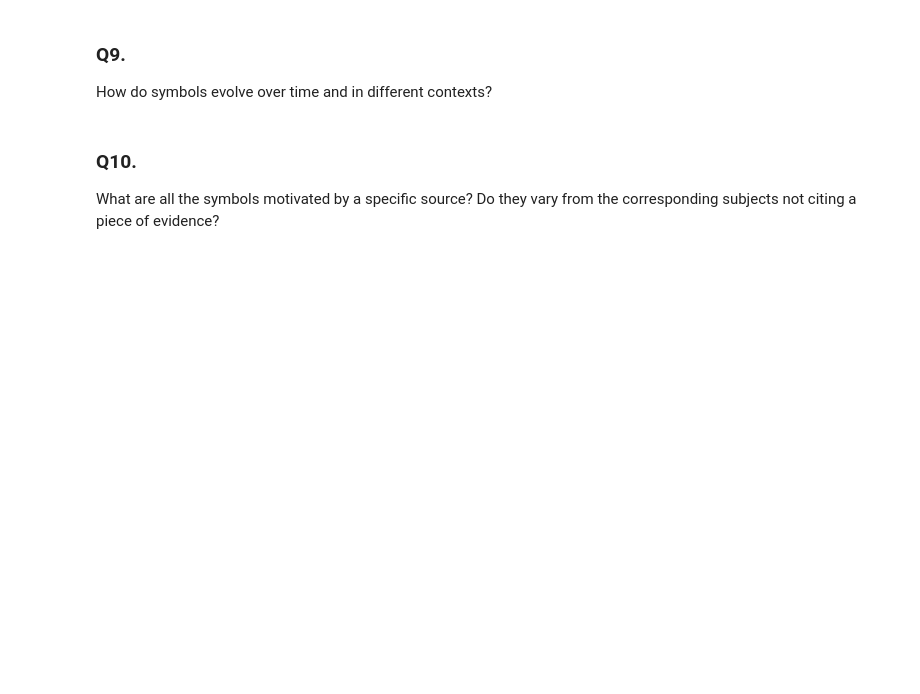
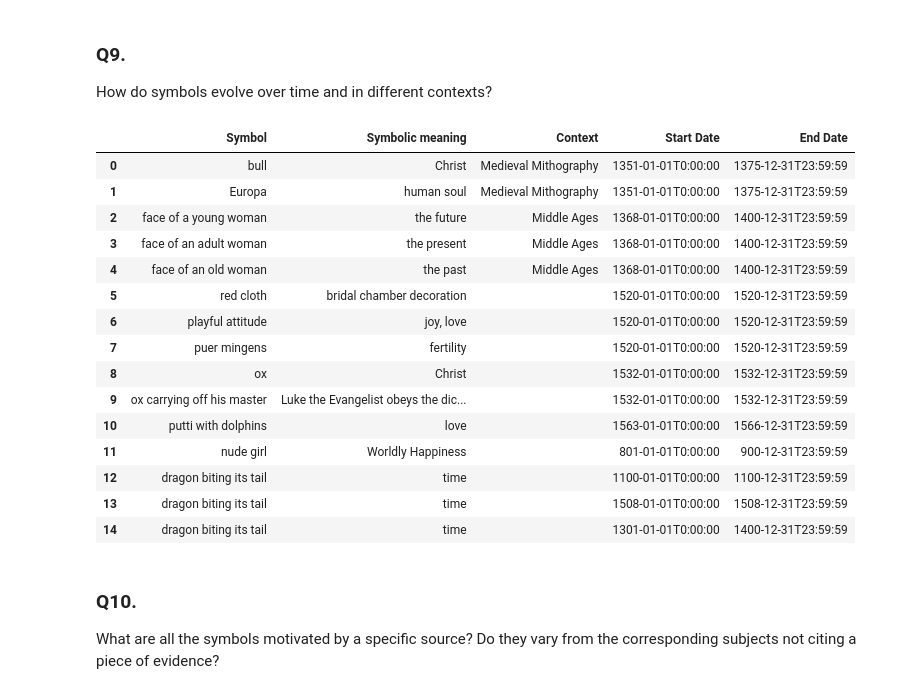
Before and after one commit to SofiBar/IconologyDataset, a Jupyter notebook: analysis/research_questions.ipynb, the cells around one changed output. Cells and saved outputs as stored; diff of their text form; code cells hidden in the pictures; blank space fills up the shorter version.

```diff
--- a/analysis/research_questions.ipynb
+++ b/analysis/research_questions.ipynb
@@ -41,3 +52,23 @@ def sparl_query_setting(query, endpoint):# set the endpoint
 # %% [markdown]
 ### Q1.
 How many artworks have a cultural phenomenon associated?
+# %%
+q_art_cf = """
+PREFIX d: <https://w3id.org/icon/data/>
+PREFIX icon: <https://w3id.org/icon/ontology/>
+PREFIX sim: <https://w3id.org/simulation/ontology/>
+PREFIX dul: <http://www.ontologydesignpatterns.org/ont/dul/DUL.owl#>
+PREFIX crm: <http://www.cidoc-crm.org/cidoc-crm/>
+PREFIX skos: <http://www.w3.org/2004/02/skos/core#>
+
+SELECT (count(distinct ?artwork) as ?tot) WHERE {
+
+    ?iconol icon:aboutWorkOfArt ?artwork;
+        icon:recognizedIntrinsicMeaning / icon:recognizedCulturalPhenomenon ?lev3.
+
+}
+"""
+
+result_art_cf = sparql_query_setting(q_art_cf, icon_sparql)
+for b in result_art_cf['results']['bindings']:
+    print(b["tot"]["value"])
@@ -67,6 +611,68 @@ What different symbolical meanings can the same symbol have?
 # %% [markdown]
 ### Q9.
 How do symbols evolve over time and in different contexts?
+# %%
+symb_time_list = []
+
+q_l1_l2_time = """
+PREFIX d: <https://w3id.org/icon/data/>
+PREFIX icon: <https://w3id.org/icon/ontology/>
+PREFIX sim: <https://w3id.org/simulation/ontology/>
+PREFIX dul: <http://www.ontologydesignpatterns.org/ont/dul/DUL.owl#>
+PREFIX crm: <http://www.cidoc-crm.org/cidoc-crm/>
+PREFIX cito: <http://purl.org/spar/cito/>
+
+SELECT DISTINCT ?simulacrumL ?realityL ?contextL ?startDate ?endDate WHERE {
+?rec icon:aboutWorkOfArt ?artwork; icon:recognizedImage / icon:hasSymbol ?simulation.
+?simulation sim:hasSimulacrum ?simulacrum; sim:hasRealityCounterpart ?reality.
+?simulacrum rdfs:label ?simulacrumL.
+?reality rdfs:label ?realityL.
+
+
+?obj crm:P65_shows_visual_item ?artwork;
+    ^crm:P108_has_produced / crm:P4_has_time_span ?time .
+?time crm:P82a_begin_of_the_begin ?startDate;
+    crm:P82b_end_of_the_end ?endDate.
+
+OPTIONAL {?simulation sim:hasSimulationContext ?context. ?context rdfs:label ?contextL}
+}
+"""
+
+
+res_l1_l2_time = sparql_query_setting(q_l1_l2_time, icon_sparql)
+for b in res_l1_l2_time['results']['bindings']:
+    simulacrum = b["simulacrumL"]["value"]
+    reality = b["realityL"]["value"]
+    start = b["startDate"]["value"]
+    end = b["endDate"]["value"]
+    if "contextL" in b:
+        context = b["contextL"]["value"]
+    else:
+        context = ""
+
+    symb_time_list.append([simulacrum, reality,context, start, end])
+
+df_symb_time = pd.DataFrame(np.array(symb_time_list),
+columns=['Symbol','Symbolic meaning', 'Context', 'Start Date', 'End Date'])
+
+df_symb_time.head(15)
+# %% [output]
+|  | Symbol | Symbolic meaning | Context | Start Date | End Date |
+| 0 | bull | Christ | Medieval Mithography | 1351-01-01T0:00:00 | 1375-12-31T23:59:59 |
+| 1 | Europa | human soul | Medieval Mithography | 1351-01-01T0:00:00 | 1375-12-31T23:59:59 |
+| 2 | face of a young woman | the future | Middle Ages | 1368-01-01T0:00:00 | 1400-12-31T23:59:59 |
+| 3 | face of an adult woman | the present | Middle Ages | 1368-01-01T0:00:00 | 1400-12-31T23:59:59 |
+| 4 | face of an old woman | the past | Middle Ages | 1368-01-01T0:00:00 | 1400-12-31T23:59:59 |
+| 5 | red cloth | bridal chamber decoration |  | 1520-01-01T0:00:00 | 1520-12-31T23:59:59 |
+| 6 | playful attitude | joy, love |  | 1520-01-01T0:00:00 | 1520-12-31T23:59:59 |
+| 7 | puer mingens | fertility |  | 1520-01-01T0:00:00 | 1520-12-31T23:59:59 |
+| 8 | ox | Christ |  | 1532-01-01T0:00:00 | 1532-12-31T23:59:59 |
+| 9 | ox carrying off his master | Luke the Evangelist obeys the dic... |  | 1532-01-01T0:00:00 | 1532-12-31T23:59:59 |
+| 10 | putti with dolphins | love |  | 1563-01-01T0:00:00 | 1566-12-31T23:59:59 |
+| 11 | nude girl | Worldly Happiness |  | 801-01-01T0:00:00 | 900-12-31T23:59:59 |
+| 12 | dragon biting its tail | time |  | 1100-01-01T0:00:00 | 1100-12-31T23:59:59 |
+| 13 | dragon biting its tail | time |  | 1508-01-01T0:00:00 | 1508-12-31T23:59:59 |
+| 14 | dragon biting its tail | time |  | 1301-01-01T0:00:00 | 1400-12-31T23:59:59 |
 # %% [markdown]
 ### Q10.
 What are all the symbols motivated by a specific source? Do they vary from the corresponding subjects not citing a piece of evidence?
```
Also changed, not shown: parts of 17 cells of this notebook.
